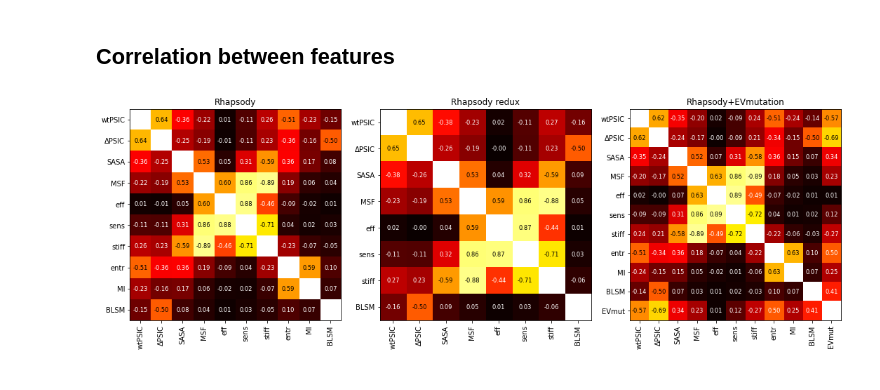
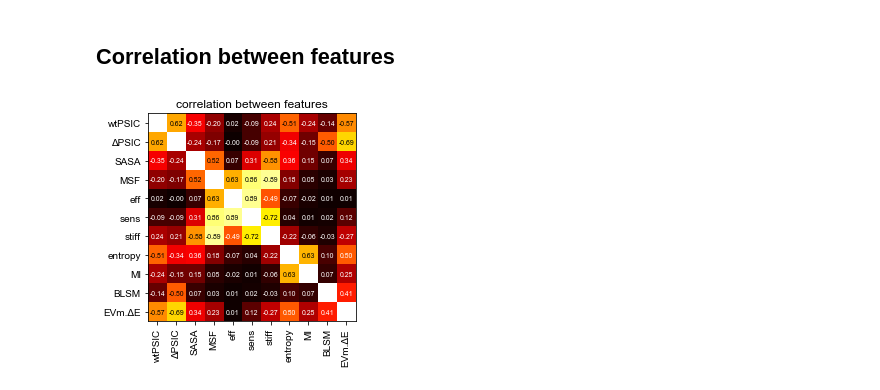
Before and after one commit to prody/rhapsody-tutorials, a Jupyter notebook: 01-RF_training/RF_training.ipynb, the cells around one changed output. Saved outputs shown, nothing was run; the diff lists cells and outputs as text; code cells hidden in the pictures.

```diff
--- a/01-RF_training/RF_training.ipynb
+++ b/01-RF_training/RF_training.ipynb
@@ -18,3 +17,7 @@ import matplotlib.pyplot as plt
+# %%
+import matplotlib
+import matplotlib.pyplot as plt
+matplotlib.rcParams.update({'font.family': 'Arial'})
 # %%
 # please make sure to extract the data folder beforehand
 ID = np.load('../00-Training_Dataset/data/precomputed_features-ID.npy')
@@ -346,44 +375,37 @@ fig.savefig('figures/LOFO.png', dpi=300)
 # %%
 from scipy.stats import spearmanr
 
-correlations = {}
+featset = featsets['v2_EVmut']
 
-for version in ['v2', 'v2_noPfam', 'v2_EVmut']:
+X = ID[featset]
+sel = [~np.isnan(np.sum([x for x in r])) for r in X]
+X = X[sel].copy()
+X = X.view((np.float32, len(featset)))
 
-    featset = featsets[version]
-
-    X = ID[featset]
-    sel = [~np.isnan(np.sum([x for x in r])) for r in X]
-    X = X[sel].copy()
-    X = X.view((np.float32, len(featset)))
-
-    correlations[version] = spearmanr(X)
+correlations = spearmanr(X)
 # %%
-fig, axes = plt.subplots(1, 3, figsize=(15, 5))
+fig, ax = plt.subplots(1, 1, figsize=(4, 4))
 
-for i, (version, Spearm_res) in enumerate(correlations.items()):
+m = correlations[0]
 
-    m = Spearm_res[0]
-    ax = axes[i]
+im = ax.imshow(abs(m), cmap='hot', vmin=0, vmax=1)
+ax.set_title('correlation between features')
 
-    im = ax.imshow(abs(m), cmap='hot', vmin=0, vmax=1)
-    ax.set_title(abbrv[version])
+# text annotations
+n = m.shape[0]
+for i in range(n):
+    for j in range(n):
+        if i==j: continue
+        text = ax.text(j, i, f'{m[i, j]:.2f}', ha="center", va="center",
+                       color="w" if abs(m[i, j])<.5 else "k", fontsize='x-small')
 
-    # text annotations
-    n = m.shape[0]
-    for i in range(n):
-        for j in range(n):
-            if i==j: continue
-            text = ax.text(j, i, f'{m[i, j]:.2f}', ha="center", va="center",
-                           color="w" if abs(m[i, j])<.5 else "k", fontsize='small')
-
-    labels = [abbrv[f] for f in featsets[version]]
-    ax.set_yticks(range(n))
-    ax.set_yticklabels(labels)
-    ax.set_xticks(range(n))
-    ax.set_xticklabels(labels, rotation='vertical')
+labels = [abbrv_2[f] for f in featsets['v2_EVmut']]
+ax.set_yticks(range(n))
+ax.set_yticklabels(labels)
+ax.set_xticks(range(n))
+ax.set_xticklabels(labels, rotation='vertical')
 
 plt.tight_layout()
 fig.savefig('figures/correlation_btw_features.png', dpi=300)
 # %% [output]
-[figure, old version]
+[figure, new version]
```
Also changed, not shown: parts of 10 cells of this notebook, 33 other files.
